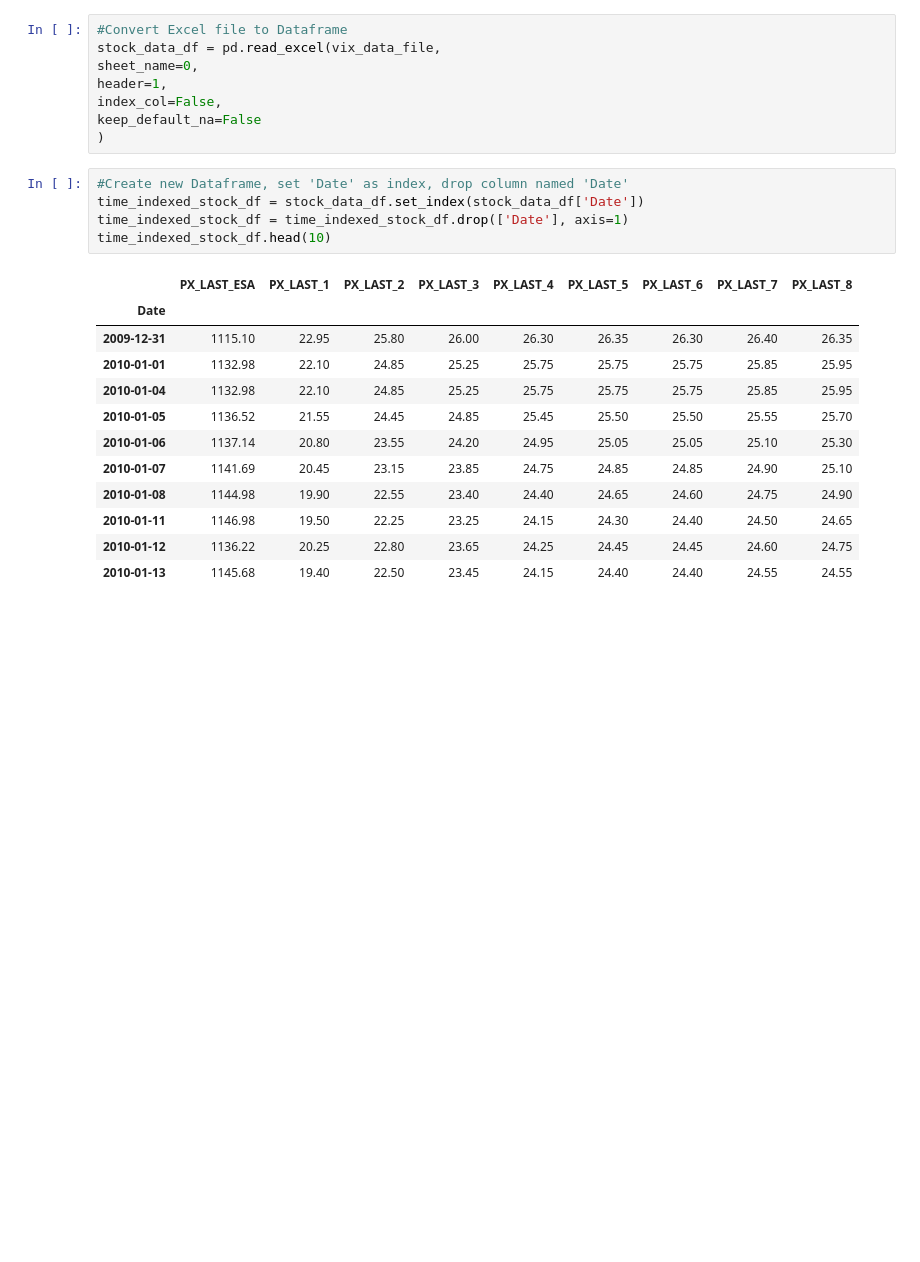
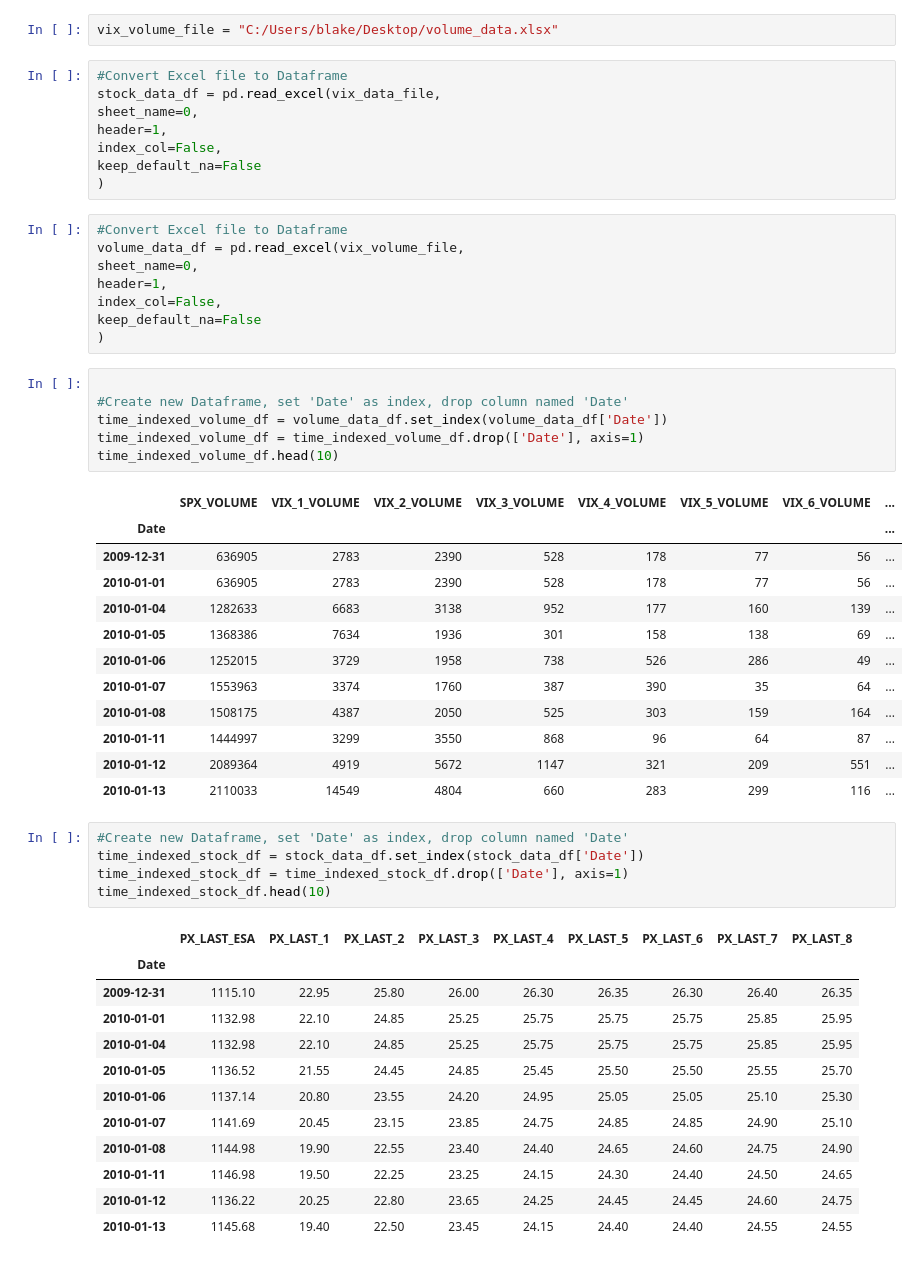
Before and after one commit to blake2323/VIX-vs-SPX-a, a Jupyter notebook: buy_conf.ipynb, the cells around one changed output. Cells and saved outputs as stored; diff of their text form; blank space fills up the shorter version.

```diff
--- a/buy_conf.ipynb
+++ b/buy_conf.ipynb
@@ -13,6 +13,8 @@ import warnings
 # %%
 # Read-in data as Excel file
 vix_data_file = "C:/Users/blake/Desktop/clean_stock_data.xlsx"
+# %%
+vix_volume_file = "C:/Users/blake/Desktop/volume_data.xlsx"
 # %%
 #Convert Excel file to Dataframe
 stock_data_df = pd.read_excel(vix_data_file,
@@ -21,6 +23,33 @@ header=1,
 index_col=False,
 keep_default_na=False
 )
+# %%
+#Convert Excel file to Dataframe
+volume_data_df = pd.read_excel(vix_volume_file,
+sheet_name=0,
+header=1,
+index_col=False,
+keep_default_na=False
+)
+# %%
+
+#Create new Dataframe, set 'Date' as index, drop column named 'Date'
+time_indexed_volume_df = volume_data_df.set_index(volume_data_df['Date'])
+time_indexed_volume_df = time_indexed_volume_df.drop(['Date'], axis=1)
+time_indexed_volume_df.head(10)
+# %% [output]
+|  | SPX_VOLUME | VIX_1_VOLUME | VIX_2_VOLUME | VIX_3_VOLUME | VIX_4_VOLUME | VIX_5_VOLUME | VIX_6_VOLUME | ... |
+| Date |  |  |  |  |  |  |  | ... |
+| 2009-12-31 | 636905 | 2783 | 2390 | 528 | 178 | 77 | 56 | ... |
+| 2010-01-01 | 636905 | 2783 | 2390 | 528 | 178 | 77 | 56 | ... |
+| 2010-01-04 | 1282633 | 6683 | 3138 | 952 | 177 | 160 | 139 | ... |
+| 2010-01-05 | 1368386 | 7634 | 1936 | 301 | 158 | 138 | 69 | ... |
+| 2010-01-06 | 1252015 | 3729 | 1958 | 738 | 526 | 286 | 49 | ... |
+| 2010-01-07 | 1553963 | 3374 | 1760 | 387 | 390 | 35 | 64 | ... |
+| 2010-01-08 | 1508175 | 4387 | 2050 | 525 | 303 | 159 | 164 | ... |
+| 2010-01-11 | 1444997 | 3299 | 3550 | 868 | 96 | 64 | 87 | ... |
+| 2010-01-12 | 2089364 | 4919 | 5672 | 1147 | 321 | 209 | 551 | ... |
+| 2010-01-13 | 2110033 | 14549 | 4804 | 660 | 283 | 299 | 116 | ... |
 # %%
 #Create new Dataframe, set 'Date' as index, drop column named 'Date'
 time_indexed_stock_df = stock_data_df.set_index(stock_data_df['Date'])
```
Also changed, not shown: parts of 14 cells of this notebook, 2 other files.
